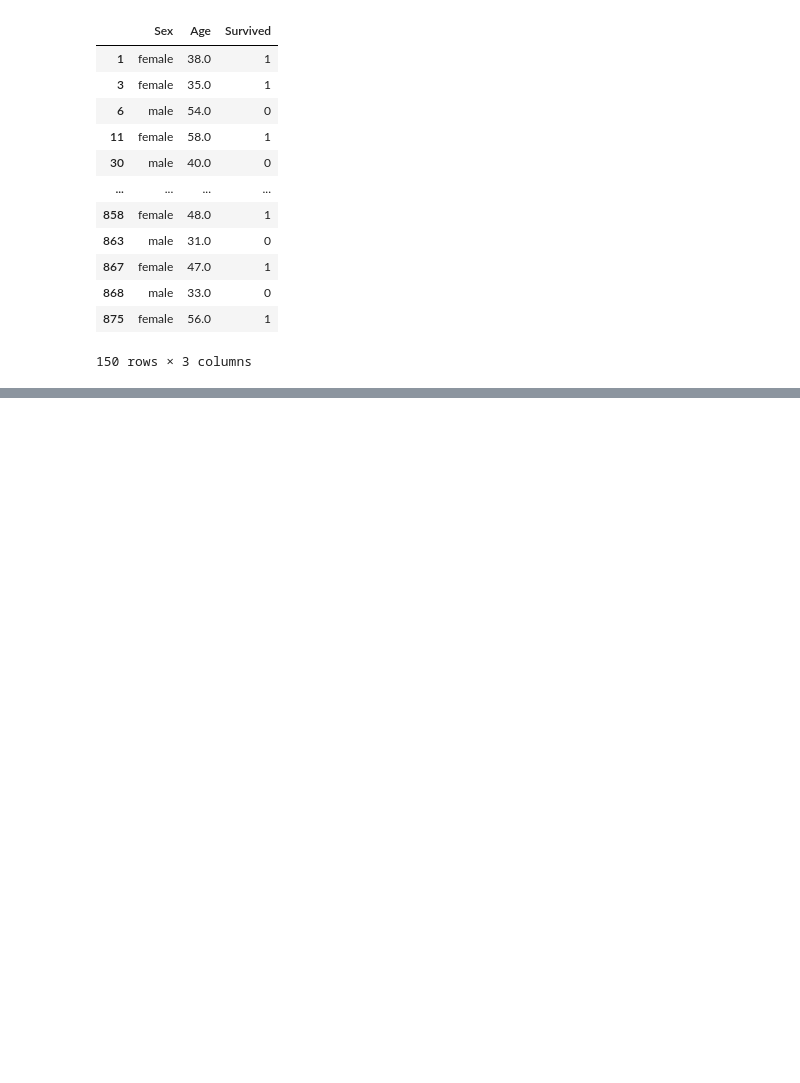
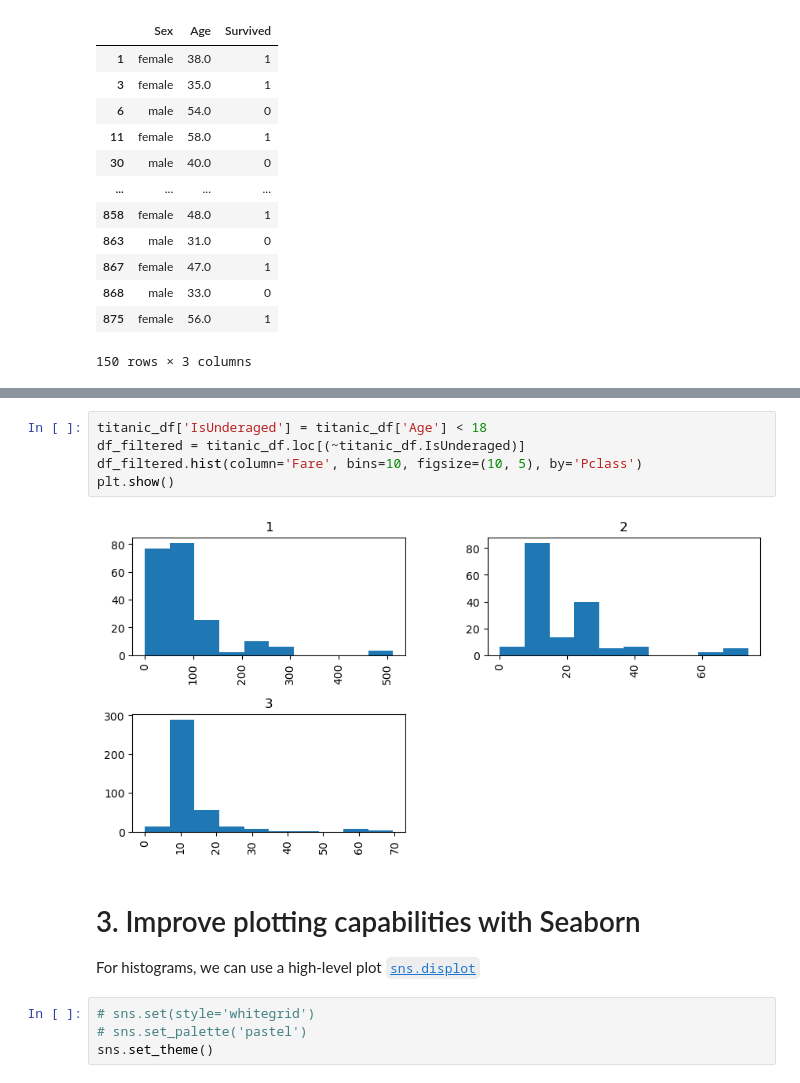
Before and after one commit to hr-ge/Python-for-clinicians, a Jupyter notebook: week2.ipynb, the cells around one changed output, grey strips where cells are left out. Cells and saved outputs as stored; diff of their text form; blank space fills up the shorter version.

Commit message:
Some plotting functions and exmples

```diff
--- a/week2.ipynb
+++ b/week2.ipynb
@@ -251,0 +287,15 @@ df_filtered
+# %%
+titanic_df['IsUnderaged'] = titanic_df['Age'] < 18
+df_filtered = titanic_df.loc[(~titanic_df.IsUnderaged)]
+df_filtered.hist(column='Fare', bins=10, figsize=(10, 5), by='Pclass')
+plt.show()
+# %% [output]
+[figure, added]
+# %% [markdown]
+# 3. Improve plotting capabilities with Seaborn
+
+For histograms, we can use a high-level plot [`sns.displot`](https://seaborn.pydata.org/tutorial/distributions.html#plotting-univariate-histograms)
+# %%
+# sns.set(style='whitegrid')
+# sns.set_palette('pastel')
+sns.set_theme()
```
Also changed, not shown: parts of 10 cells of this notebook.
